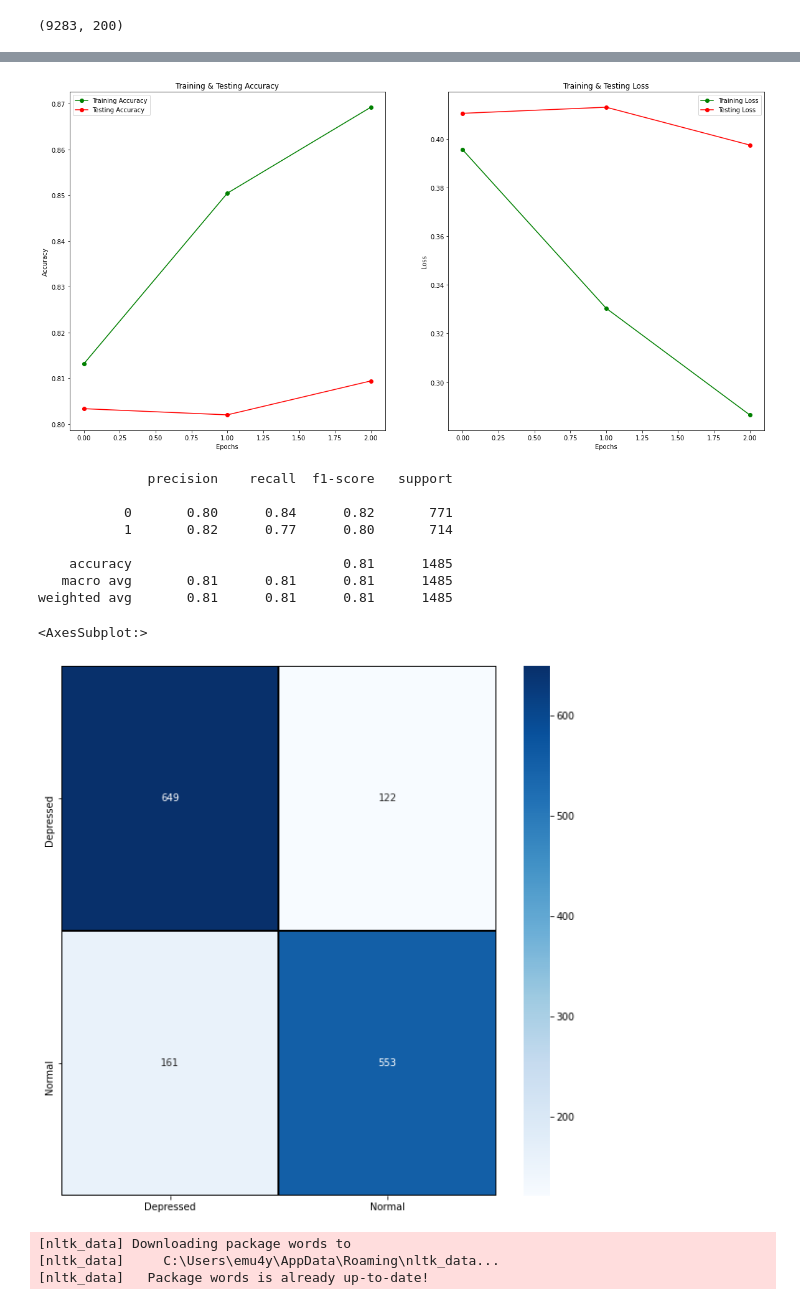
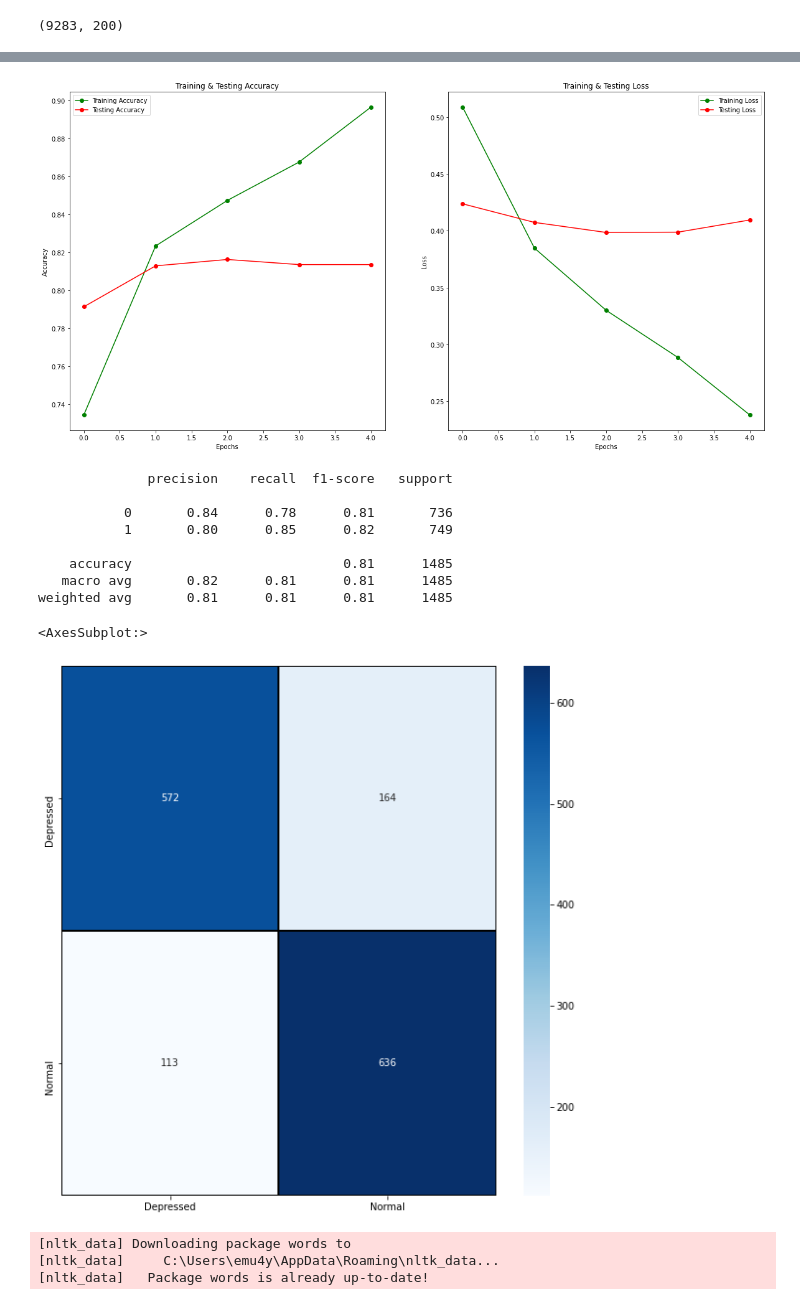
Before and after one commit to BabyChouSr/depressoAPI, a Jupyter notebook: model.ipynb, the cells around one changed output, grey strips where cells are left out. Saved outputs shown, nothing was run; the diff lists cells and outputs as text; code cells hidden in the pictures.

Commit message:
modeldeploy test

```diff
--- a/model.ipynb
+++ b/model.ipynb
@@ -179,5 +179,5 @@ METRICS = [
 model.compile(optimizer='adam', loss='binary_crossentropy', metrics=METRICS)
 # %%
 my_callback = MyThresholdCallback(threshold=0.95)
-history = model.fit(X_train, y_train, batch_size = batch_size , validation_data = (X_test, y_test) , epochs = 3, callbacks = [my_callback])
+history = model.fit(X_train, y_train, batch_size = batch_size , validation_data = (X_test, y_test) , epochs = 5, callbacks = [my_callback])
 # %% [output]
@@ -192,28 +196,28 @@ model.save('modelGLOVE9047.h5')
 # %%
-epochs = [i for i in range(3)]
+epochs = [i for i in range(5)]
 fig , ax = plt.subplots(1,2)
 train_acc = history.history['accuracy']
 train_loss = history.history['loss']
 val_acc = history.history['val_accuracy']
 val_loss = history.history['val_loss']
 fig.set_size_inches(20,10)
 
 ax[0].plot(epochs , train_acc , 'go-' , label = 'Training Accuracy')
 ax[0].plot(epochs , val_acc , 'ro-' , label = 'Testing Accuracy')
 ax[0].set_title('Training & Testing Accuracy')
 ax[0].legend()
 ax[0].set_xlabel("Epochs")
 ax[0].set_ylabel("Accuracy")
 
 ax[1].plot(epochs , train_loss , 'go-' , label = 'Training Loss')
 ax[1].plot(epochs , val_loss , 'ro-' , label = 'Testing Loss')
 ax[1].set_title('Training & Testing Loss')
 ax[1].legend()
 ax[1].set_xlabel("Epochs")
 ax[1].set_ylabel("Loss")
 plt.show()
 # %% [output]
-[figure, old version]
+[figure, new version]
 # %%
 predicted = (model.predict(X_test) >= 0.5).astype("int")
 from sklearn.metrics import classification_report
@@ -221,11 +225,11 @@ print(classification_report(y_test, predicted))
 # %% [output]
               precision    recall  f1-score   support
 
-           0       0.80      0.84      0.82       771
-           1       0.82      0.77      0.80       714
+           0       0.84      0.78      0.81       736
+           1       0.80      0.85      0.82       749
 
     accuracy                           0.81      1485
-   macro avg       0.81      0.81      0.81      1485
+   macro avg       0.82      0.81      0.81      1485
 weighted avg       0.81      0.81      0.81      1485
 # %%
 from sklearn.metrics import confusion_matrix
@@ -235,7 +239,7 @@ plt.figure(figsize = (10,10))
 sns.heatmap(cm,cmap= "Blues", linecolor = 'black' , linewidth = 1 , annot = True, fmt='' , xticklabels = ['Depressed','Normal'] , yticklabels = ['Depressed','Normal'])
 # %% [output]
 <AxesSubplot:>
-[figure, old version]
+[figure, new version]
 # %%
 import nltk
 nltk.download('words')
```
Also changed, not shown: parts of 5 cells of this notebook, 4 other files.
